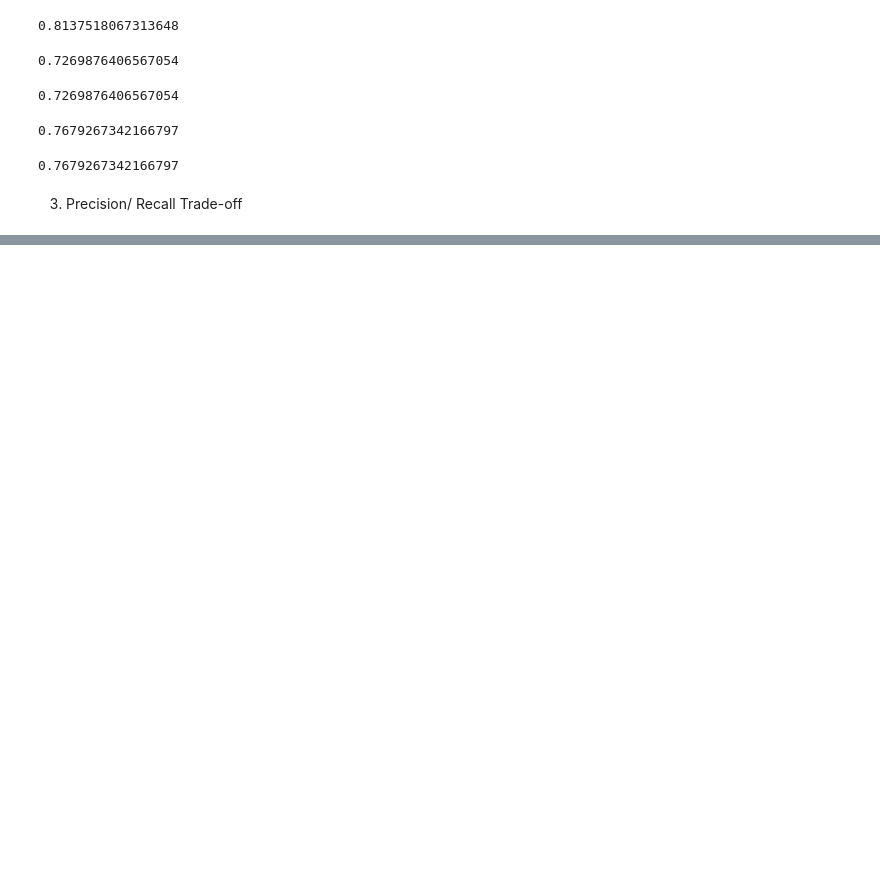
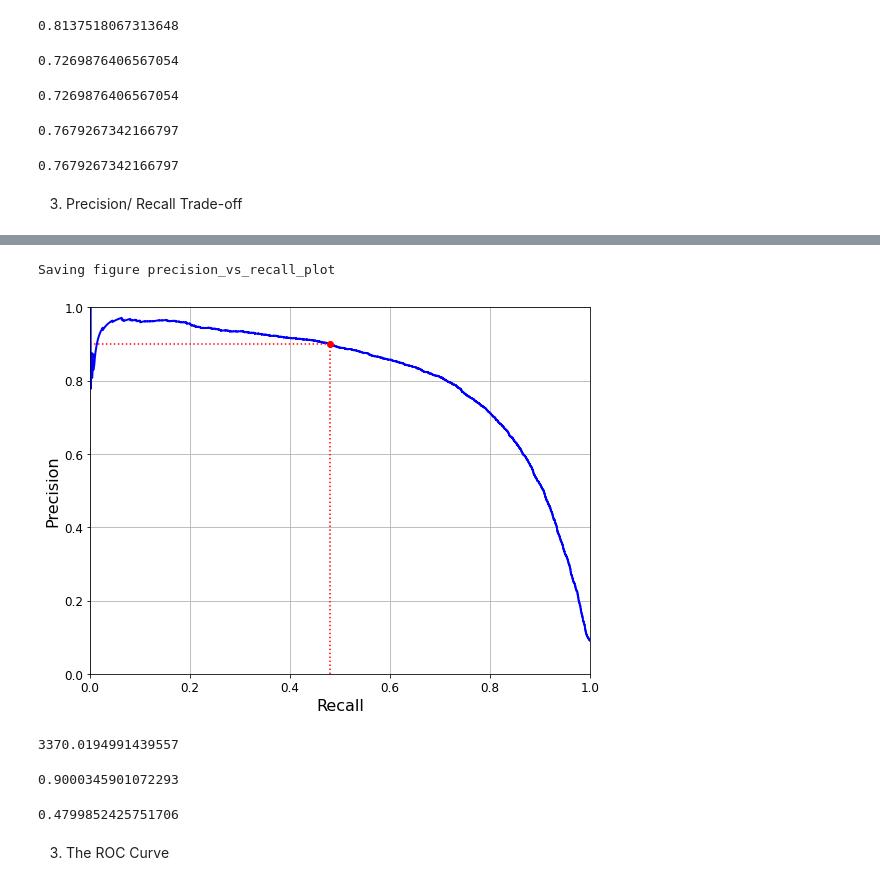
Before and after one commit to uzoochogu/Machine-Learning-Projects, a Jupyter notebook: mnist-digits-classification/mnist_dataset_classifcation.ipynb, the cells around one changed output, grey strips where cells are left out. Saved outputs shown, nothing was run; the diff lists cells and outputs as text; code cells hidden in the pictures; blank space fills up the shorter version.

```diff
--- a/mnist-digits-classification/mnist_dataset_classifcation.ipynb
+++ b/mnist-digits-classification/mnist_dataset_classifcation.ipynb
@@ -305,0 +361,28 @@ cm[1, 1]/ (cm[1, 1] + (cm[1, 0] + cm[0, 1]) / 2)  #2/((1/recall) + (1 / precisio
+# %%
+#For clarity too we shall plot precision vs Recall
+def plot_precision_vs_recall(precisions, recalls):
+    plt.plot(recalls, precisions, "b-", linewidth=2)
+    plt.xlabel("Recall", fontsize=16)
+    plt.ylabel("Precision", fontsize=16)
+    plt.axis([0, 1, 0, 1])
+    plt.grid(True)
+
+
+ #And we plot it
+plt.figure(figsize=(8, 6))
+plot_precision_vs_recall(precisions, recalls)
+plt.plot([recall_90_precision, recall_90_precision], [0., 0.9], "r:")
+plt.plot([0.0, recall_90_precision], [0.9, 0.9], "r:")
+plt.plot([recall_90_precision], [0.9], "ro")
+save_fig("precision_vs_recall_plot")
+plt.show()
+# %% [output]
+Saving figure precision_vs_recall_plot
+[figure, added]
+# %%
+#Let's view our threshold value for a 90% prediction
+#threshold_90_precision = thresholds[np.argmax(precisions >= 0.90)]
+
+threshold_90_precision
+# %% [output]
+3370.0194991439557
@@ -305,0 +392,12 @@ cm[1, 1]/ (cm[1, 1] + (cm[1, 0] + cm[0, 1]) / 2)  #2/((1/recall) + (1 / precisio
+# %%
+#Let's confirm that the precision is about 90%
+precision_score(y_train_5, y_train_pred_90)
+# %% [output]
+0.9000345901072293
+# %%
+#Let's check for the recall score
+recall_score(y_train_5, y_train_pred_90)
+# %% [output]
+0.4799852425751706
+# %% [markdown]
+3. The ROC Curve
```
Also changed, not shown: parts of 8 cells of this notebook, 2 other files.
